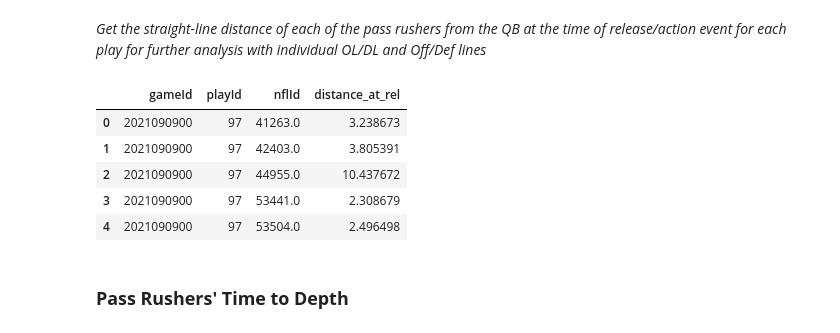
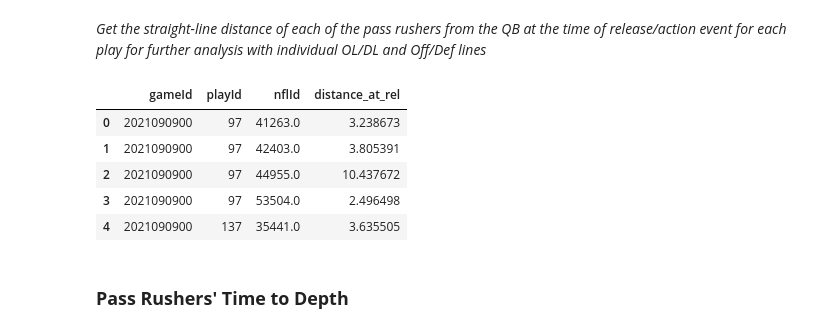
Before and after one commit to SolB77/2023-NFL-Big-Data-Bowl, a Jupyter notebook: Code/eda.ipynb, the cells around one changed output. Cells and saved outputs as stored; diff of their text form; code cells hidden in the pictures.

```diff
--- a/Code/eda.ipynb
+++ b/Code/eda.ipynb
@@ -27,7 +27,8 @@ coi = ['gameId', 'season', 'week', 'homeTeamAbbr', 'visitorTeamAbbr', 'playId',
        'possessionTeam', 'defensiveTeam', 'passResult', 'prePenaltyPlayResult',
        'absoluteYardlineNumber', 'yardlineSide','yardlineNumber', 'dropBackType',
        'pff_playAction', 'nflId', 'time', 'team', 'x', 'y', 'o', 'playDirection', 'event',
-       'officialPosition', 'displayName','pff_role','pff_positionLinedUp', 'pff_hit', 'pff_hurry', 'pff_sack']
+       'officialPosition', 'displayName','pff_role','pff_positionLinedUp', 'pff_hit',
+       'pff_hurry', 'pff_sack','pff_nflIdBlockedPlayer', 'pff_beatenByDefender']
 
 frame_df = (games_df.merge(plays_df, on='gameId', how='left')
                 .merge(tracking_df, on=['gameId','playId'], how='left')
@@ -158,39 +164,44 @@ snap_to_action_df.head()
 coi = ['gameId', 'playId', 'frameId']
 potential_action_events = ['pass_forward', 'autoevent_passforward', 'qb_sack', 'fumble', 'run', 'qb_strip_sack', 'lateral', 'handoff', 'tackle']
 potential_play_results = ['I', 'C', 'S', 'R', 'IN']
-conds = f"position == 'QB' and event in {potential_action_events} and passResult in {potential_play_results}"
+conds = f"roleOnPlay == 'Pass' and event in {potential_action_events} and passResult in {potential_play_results}"
 release_frame_df = frame_df.query(conds)[coi].groupby(['gameId', 'playId']).min().reset_index()
 
-# 2. Get the position of the QB at release on each play
+# 2. Get the position of the QB/passer at release on each play
 coi = ['gameId', 'playId', 'frameId', 'x', 'y']
-conds = "position == 'QB'"
+conds = "roleOnPlay == 'Pass'"
 qb_pos_df = frame_df.query(conds)[coi]
 qb_pos_at_rel_df = release_frame_df.merge(qb_pos_df, how='left', on=['gameId', 'playId', 'frameId']).rename(columns={"x":"qb_x_at_rel","y":"qb_y_at_rel"})
 qb_pos_at_rel_df = qb_pos_at_rel_df.drop(columns=['frameId'])
 qb_pos_at_rel_df.head()
 
+# missing_data = play_gen_stat_df[['gameId','playId']].merge(qb_pos_at_rel_df[['gameId','playId']], on=['gameId','playId'],
+#                    how='left', indicator=True)
+# missing_data[missing_data._merge != 'both'].head()
+
 # 3. Get the position of the "pass rushers" at release on each play
 coi = ['gameId', 'playId', 'frameId', 'nflId', 'x', 'y']
-conds = "roleOnPlay == 'Pass Rush'"
+# roleOnPlay == 'Pass Rush'
+conds = "position in ['NT','DT','DE']"
 rusher_pos_df = frame_df.query(conds)[coi]
 rusher_pos_at_rel_df = release_frame_df.merge(rusher_pos_df, how='left', on=['gameId', 'playId', 'frameId']).rename(columns={"x":"x_at_rel","y":"y_at_rel"})
 rusher_pos_at_rel_df = rusher_pos_at_rel_df.drop(columns=['frameId'])
 rusher_pos_at_rel_df.head()
 
 # 4. Get the rusher distance from qb at release df
 rusher_pos_at_rel_df = rusher_pos_at_rel_df.merge(qb_pos_at_rel_df, how='left', on=['gameId','playId'])
 rusher_pos_at_rel_df['x2-x1'] = (rusher_pos_at_rel_df['qb_x_at_rel'] - rusher_pos_at_rel_df['x_at_rel'])**2
 rusher_pos_at_rel_df['y2-y1'] = (rusher_pos_at_rel_df['qb_y_at_rel'] - rusher_pos_at_rel_df['y_at_rel'])**2
 rusher_pos_at_rel_df['distance_at_rel'] = np.sqrt(rusher_pos_at_rel_df['x2-x1'] + rusher_pos_at_rel_df['y2-y1'])
 rusher_dist_at_rel_df = rusher_pos_at_rel_df[['gameId','playId','nflId','distance_at_rel']]
 rusher_dist_at_rel_df.head()
 # %% [output]
 |  | gameId | playId | nflId | distance_at_rel |
 | 0 | 2021090900 | 97 | 41263.0 | 3.238673 |
 | 1 | 2021090900 | 97 | 42403.0 | 3.805391 |
 | 2 | 2021090900 | 97 | 44955.0 | 10.437672 |
-| 3 | 2021090900 | 97 | 53441.0 | 2.308679 |
-| 4 | 2021090900 | 97 | 53504.0 | 2.496498 |
+| 3 | 2021090900 | 97 | 53504.0 | 2.496498 |
+| 4 | 2021090900 | 137 | 35441.0 | 3.635505 |
 # %% [markdown]
 ### **Pass Rushers' Time to Depth**
 # %%
```
Also changed, not shown: parts of 25 cells of this notebook, 1 other file.
